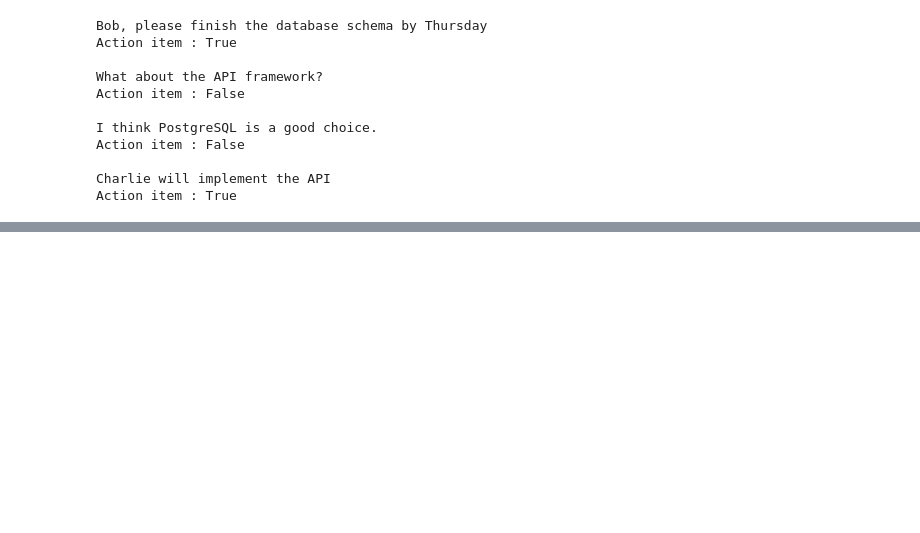
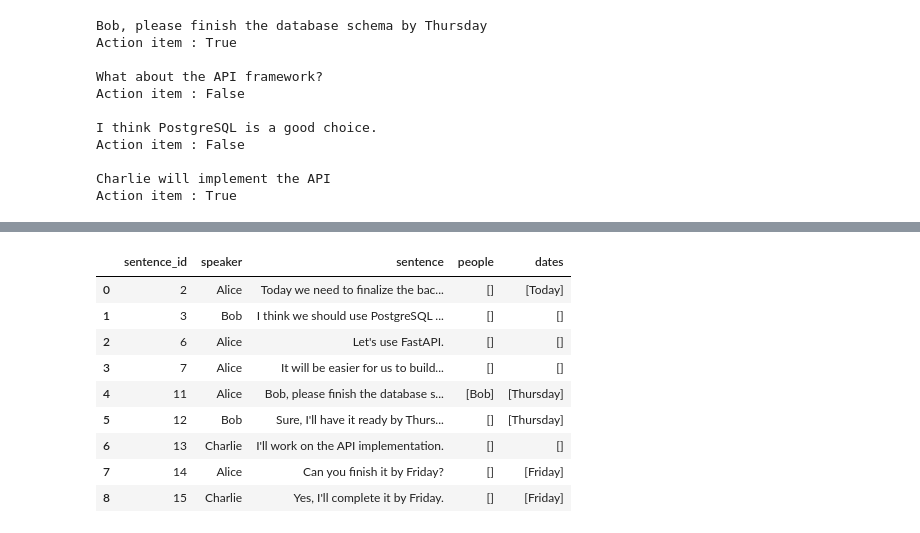
Before and after one commit to umang0015/Meeting-Intelligence-System, a Jupyter notebook: Meeting_Intelligence_System.ipynb, the cells around one changed output, grey strips where cells are left out. Drawn from its saved outputs; the diff is of its cells as text; code cells hidden in the pictures; blank space fills up the shorter version.

Commit message:
extract task

```diff
--- a/Meeting_Intelligence_System.ipynb
+++ b/Meeting_Intelligence_System.ipynb
@@ -535,0 +547,33 @@ action_candidates[
+# %%
+# extract action item candidates
+action_items = []
+
+for _, row in action_candidates.iterrows():
+  sentence = row['sentence']
+
+  people, dates = extract_entities(sentence)
+
+  action_items.append({
+      "sentence_id" : row["sentence_id"] ,
+      "speaker" : row["speaker"] ,
+      "sentence" : sentence ,
+      "people" : people,
+      "dates" : dates
+  })
+
+# converting into dataframe
+
+action_items_df = pd.DataFrame(action_items)
+
+action_items_df
+# %% [output]
+|  | sentence_id | speaker | sentence | people | dates |
+| 0 | 2 | Alice | Today we need to finalize the bac... | [] | [Today] |
+| 1 | 3 | Bob | I think we should use PostgreSQL ... | [] | [] |
+| 2 | 6 | Alice | Let's use FastAPI. | [] | [] |
+| 3 | 7 | Alice | It will be easier for us to build... | [] | [] |
+| 4 | 11 | Alice | Bob, please finish the database s... | [Bob] | [Thursday] |
+| 5 | 12 | Bob | Sure, I'll have it ready by Thurs... | [] | [Thursday] |
+| 6 | 13 | Charlie | I'll work on the API implementation. | [] | [] |
+| 7 | 14 | Alice | Can you finish it by Friday? | [] | [Friday] |
+| 8 | 15 | Charlie | Yes, I'll complete it by Friday. | [] | [Friday] |
```
Also changed, not shown: parts of 9 cells of this notebook.
